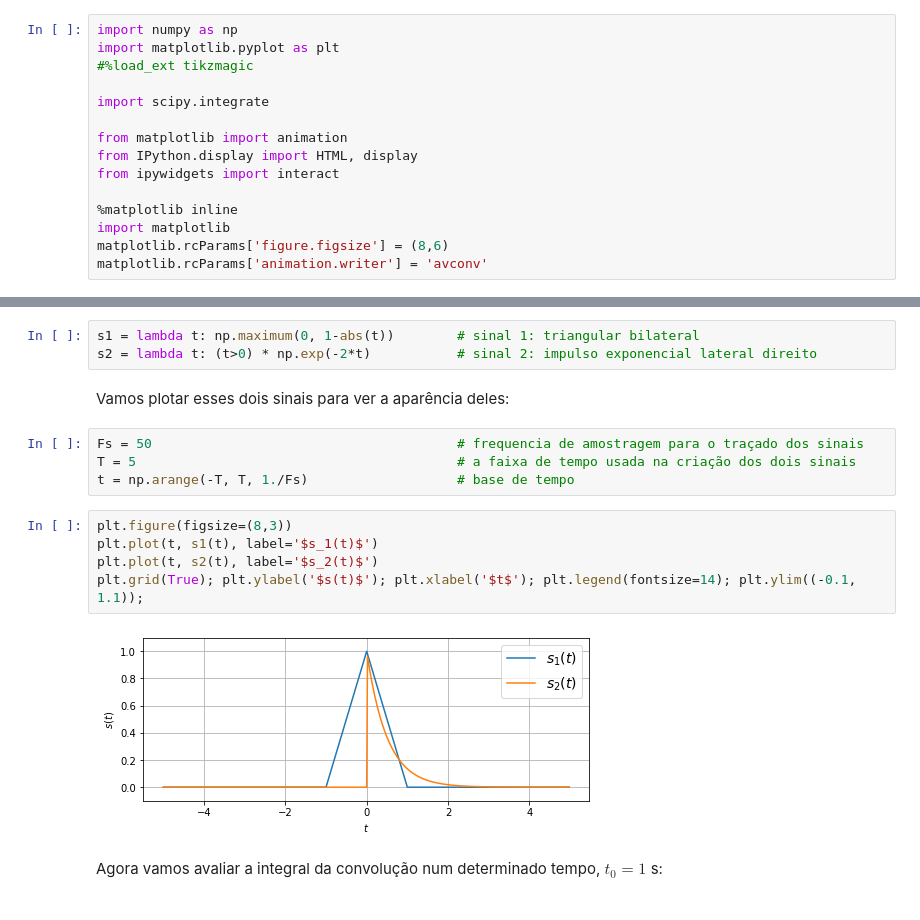
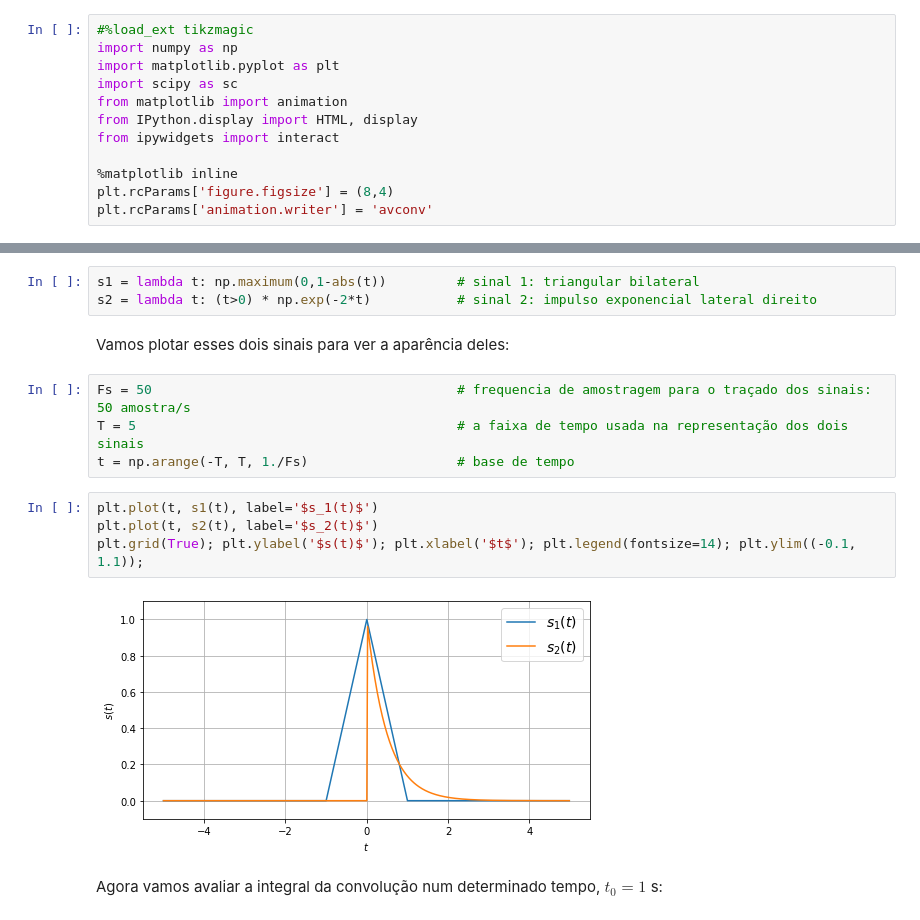
Before and after one commit to kaw19/linear_systems, a Jupyter notebook: 02 conv/Convolução.ipynb, the cells around one changed output, grey strips where cells are left out. Cells and saved outputs as stored; diff of their text form.

```diff
--- a/02 conv/Convolução.ipynb
+++ b/02 conv/Convolução.ipynb
@@ -1,16 +9,13 @@
 # %%
+#%load_ext tikzmagic
 import numpy as np
 import matplotlib.pyplot as plt
-#%load_ext tikzmagic
-
-import scipy.integrate
-
+import scipy as sc
 from matplotlib import animation
 from IPython.display import HTML, display
 from ipywidgets import interact
 
 %matplotlib inline
-import matplotlib
-matplotlib.rcParams['figure.figsize'] = (8,6)
-matplotlib.rcParams['animation.writer'] = 'avconv'
+plt.rcParams['figure.figsize'] = (8,4)
+plt.rcParams['animation.writer'] = 'avconv'
 # %% [markdown]
@@ -26,19 +33,18 @@ A convolução de dois sinais contínuos é a integral do produto dos sinais, on
 # %%
-s1 = lambda t: np.maximum(0, 1-abs(t))        # sinal 1: triangular bilateral
+s1 = lambda t: np.maximum(0,1-abs(t))         # sinal 1: triangular bilateral
 s2 = lambda t: (t>0) * np.exp(-2*t)           # sinal 2: impulso exponencial lateral direito
 # %% [markdown]
 Vamos plotar esses dois sinais para ver a aparência deles:
 # %%
-Fs = 50                                       # frequencia de amostragem para o traçado dos sinais
-T = 5                                         # a faixa de tempo usada na criação dos dois sinais
+Fs = 50                                       # frequencia de amostragem para o traçado dos sinais: 50 amostra/s
+T = 5                                         # a faixa de tempo usada na representação dos dois sinais
 t = np.arange(-T, T, 1./Fs)                   # base de tempo
 # %%
-plt.figure(figsize=(8,3))
 plt.plot(t, s1(t), label='$s_1(t)$')
 plt.plot(t, s2(t), label='$s_2(t)$')
 plt.grid(True); plt.ylabel('$s(t)$'); plt.xlabel('$t$'); plt.legend(fontsize=14); plt.ylim((-0.1, 1.1));
 # %% [output]
-[figure, old version]
+[figure, new version]
 # %% [markdown]
 Agora vamos avaliar a integral da convolução num determinado tempo, $t_0=1$ s:
 # %%
```
Also changed, not shown: parts of 15 cells of this notebook.
